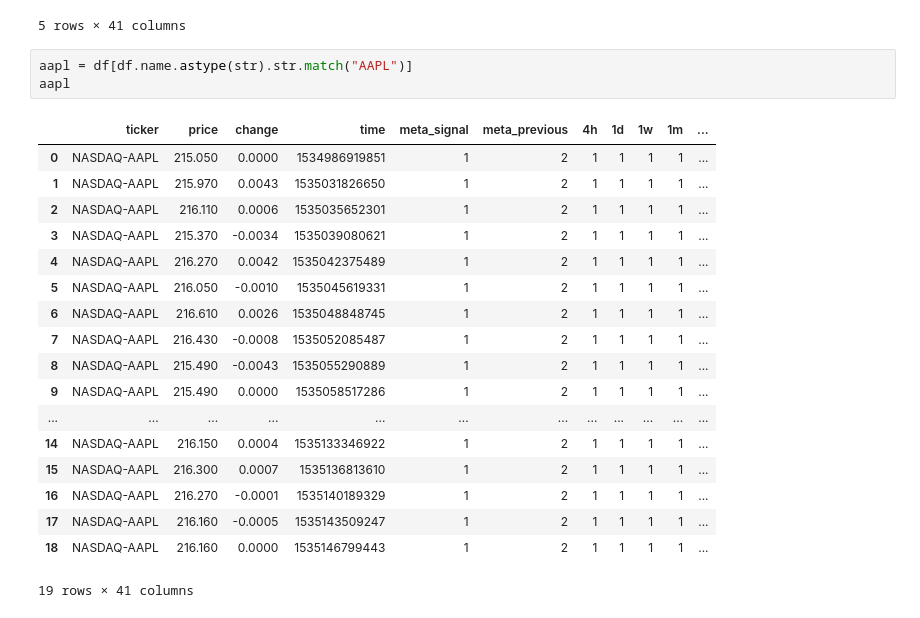
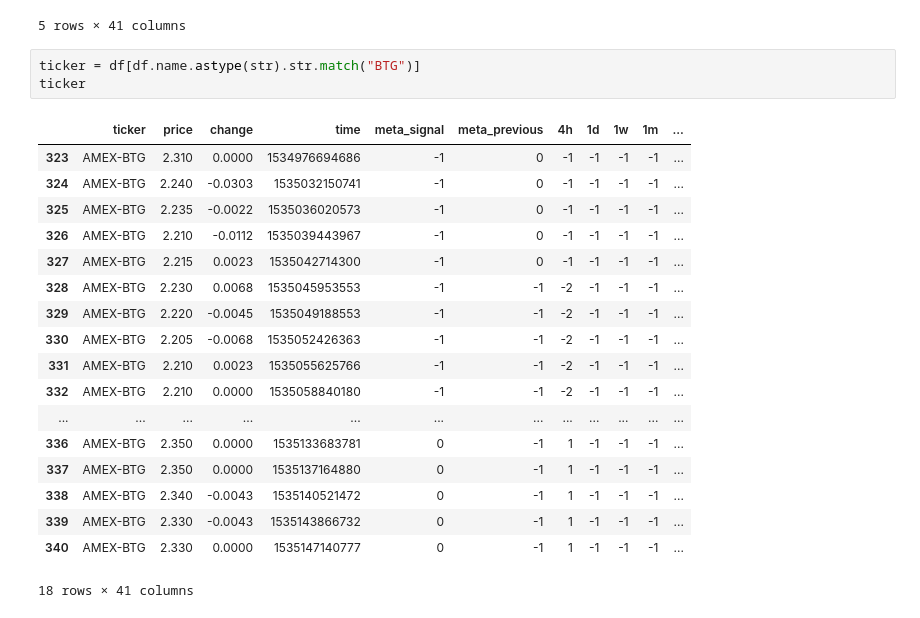
Before and after one commit to atomantic/stock_signals, a Jupyter notebook: data/02 - Label.ipynb, the cells around one changed output. Cells and saved outputs as stored; diff of their text form.

```diff
--- a/data/02 - Label.ipynb
+++ b/data/02 - Label.ipynb
@@ -54,27 +54,27 @@ df.head(5)
 | 4 | NASDAQ-AAPL | 216.27 | 0.0042 | 1535042375489 | 1 | 2 | 1 | 1 | 1 | 1 | ... |
 5 rows × 41 columns
 # %%
-aapl = df[df.name.astype(str).str.match("AAPL")]
-aapl
+ticker = df[df.name.astype(str).str.match("BTG")]
+ticker
 # %% [output]
 |  | ticker | price | change | time | meta_signal | meta_previous | 4h | 1d | 1w | 1m | ... |
-| 0 | NASDAQ-AAPL | 215.050 | 0.0000 | 1534986919851 | 1 | 2 | 1 | 1 | 1 | 1 | ... |
-| 1 | NASDAQ-AAPL | 215.970 | 0.0043 | 1535031826650 | 1 | 2 | 1 | 1 | 1 | 1 | ... |
-| 2 | NASDAQ-AAPL | 216.110 | 0.0006 | 1535035652301 | 1 | 2 | 1 | 1 | 1 | 1 | ... |
-| 3 | NASDAQ-AAPL | 215.370 | -0.0034 | 1535039080621 | 1 | 2 | 1 | 1 | 1 | 1 | ... |
-| 4 | NASDAQ-AAPL | 216.270 | 0.0042 | 1535042375489 | 1 | 2 | 1 | 1 | 1 | 1 | ... |
-| 5 | NASDAQ-AAPL | 216.050 | -0.0010 | 1535045619331 | 1 | 2 | 1 | 1 | 1 | 1 | ... |
-| 6 | NASDAQ-AAPL | 216.610 | 0.0026 | 1535048848745 | 1 | 2 | 1 | 1 | 1 | 1 | ... |
-| 7 | NASDAQ-AAPL | 216.430 | -0.0008 | 1535052085487 | 1 | 2 | 1 | 1 | 1 | 1 | ... |
-| 8 | NASDAQ-AAPL | 215.490 | -0.0043 | 1535055290889 | 1 | 2 | 1 | 1 | 1 | 1 | ... |
-| 9 | NASDAQ-AAPL | 215.490 | 0.0000 | 1535058517286 | 1 | 2 | 1 | 1 | 1 | 1 | ... |
+| 323 | AMEX-BTG | 2.310 | 0.0000 | 1534976694686 | -1 | 0 | -1 | -1 | -1 | -1 | ... |
+| 324 | AMEX-BTG | 2.240 | -0.0303 | 1535032150741 | -1 | 0 | -1 | -1 | -1 | -1 | ... |
+| 325 | AMEX-BTG | 2.235 | -0.0022 | 1535036020573 | -1 | 0 | -1 | -1 | -1 | -1 | ... |
+| 326 | AMEX-BTG | 2.210 | -0.0112 | 1535039443967 | -1 | 0 | -1 | -1 | -1 | -1 | ... |
+| 327 | AMEX-BTG | 2.215 | 0.0023 | 1535042714300 | -1 | 0 | -1 | -1 | -1 | -1 | ... |
+| 328 | AMEX-BTG | 2.230 | 0.0068 | 1535045953553 | -1 | -1 | -2 | -1 | -1 | -1 | ... |
+| 329 | AMEX-BTG | 2.220 | -0.0045 | 1535049188553 | -1 | -1 | -2 | -1 | -1 | -1 | ... |
+| 330 | AMEX-BTG | 2.205 | -0.0068 | 1535052426363 | -1 | -1 | -2 | -1 | -1 | -1 | ... |
+| 331 | AMEX-BTG | 2.210 | 0.0023 | 1535055625766 | -1 | -1 | -2 | -1 | -1 | -1 | ... |
+| 332 | AMEX-BTG | 2.210 | 0.0000 | 1535058840180 | -1 | -1 | -2 | -1 | -1 | -1 | ... |
 | ... | ... | ... | ... | ... | ... | ... | ... | ... | ... | ... | ... |
-| 14 | NASDAQ-AAPL | 216.150 | 0.0004 | 1535133346922 | 1 | 2 | 1 | 1 | 1 | 1 | ... |
-| 15 | NASDAQ-AAPL | 216.300 | 0.0007 | 1535136813610 | 1 | 2 | 1 | 1 | 1 | 1 | ... |
-| 16 | NASDAQ-AAPL | 216.270 | -0.0001 | 1535140189329 | 1 | 2 | 1 | 1 | 1 | 1 | ... |
-| 17 | NASDAQ-AAPL | 216.160 | -0.0005 | 1535143509247 | 1 | 2 | 1 | 1 | 1 | 1 | ... |
-| 18 | NASDAQ-AAPL | 216.160 | 0.0000 | 1535146799443 | 1 | 2 | 1 | 1 | 1 | 1 | ... |
+| 336 | AMEX-BTG | 2.350 | 0.0000 | 1535133683781 | 0 | -1 | 1 | -1 | -1 | -1 | ... |
+| 337 | AMEX-BTG | 2.350 | 0.0000 | 1535137164880 | 0 | -1 | 1 | -1 | -1 | -1 | ... |
+| 338 | AMEX-BTG | 2.340 | -0.0043 | 1535140521472 | 0 | -1 | 1 | -1 | -1 | -1 | ... |
+| 339 | AMEX-BTG | 2.330 | -0.0043 | 1535143866732 | 0 | -1 | 1 | -1 | -1 | -1 | ... |
+| 340 | AMEX-BTG | 2.330 | 0.0000 | 1535147140777 | 0 | -1 | 1 | -1 | -1 | -1 | ... |
-19 rows × 41 columns
+18 rows × 41 columns
 # %%
 %matplotlib notebook
 
```
Also changed, not shown: parts of 8 cells of this notebook.
